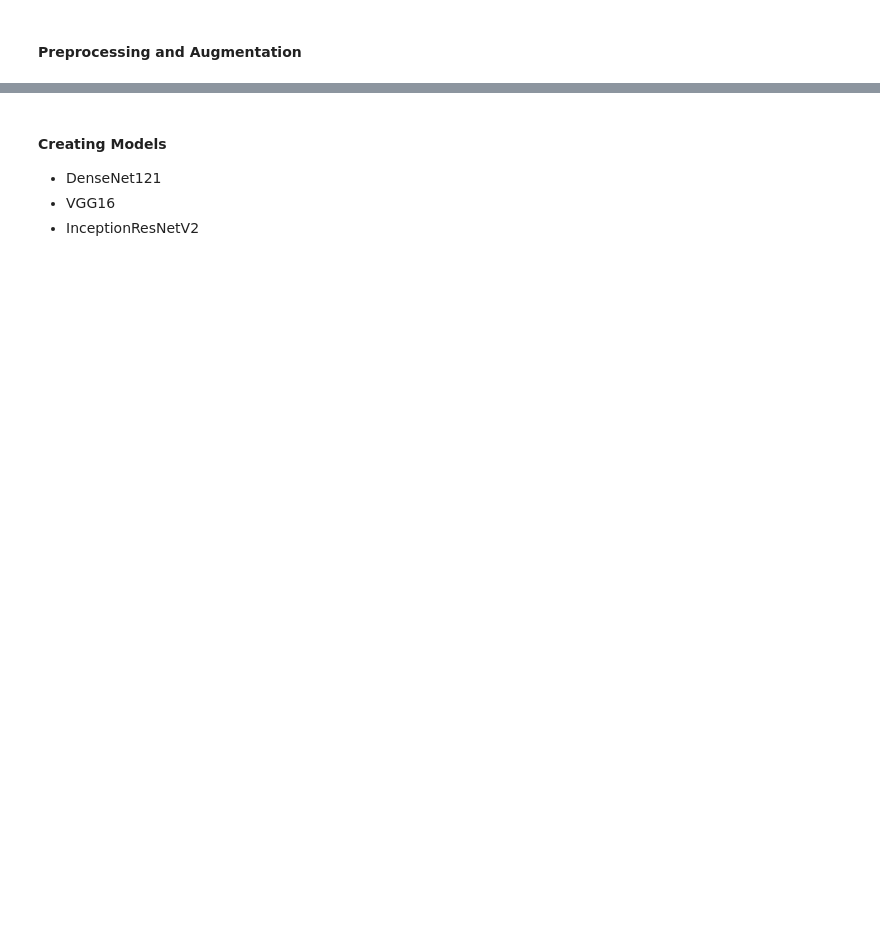
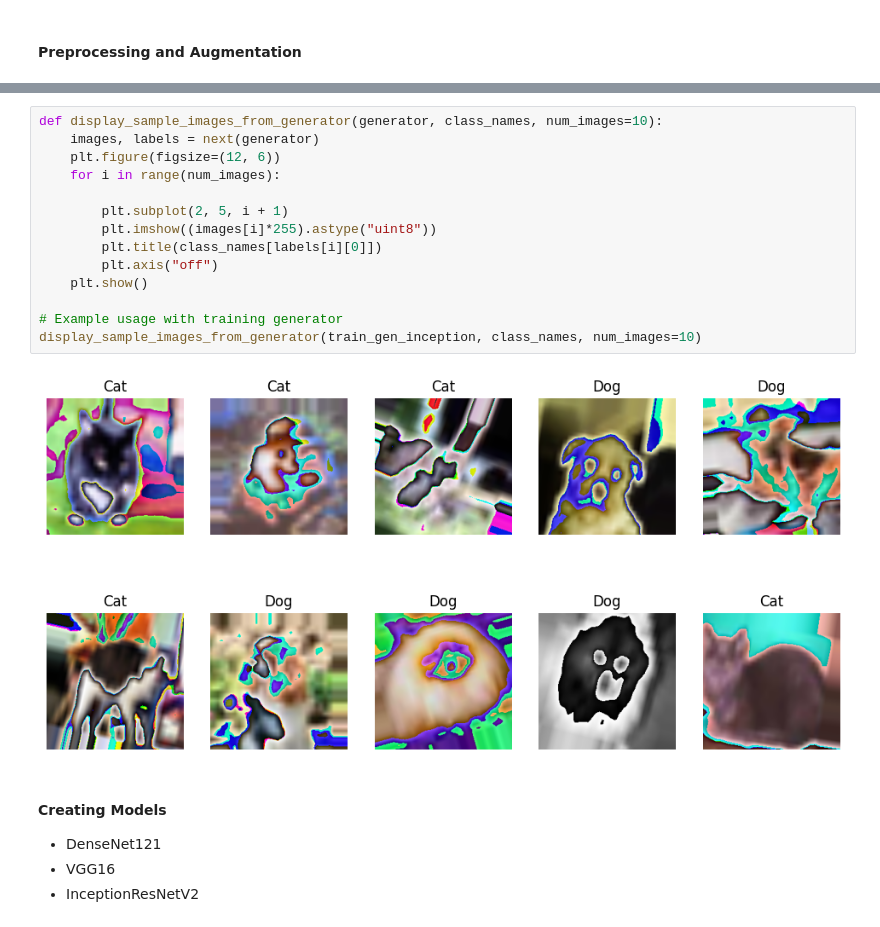
Before and after one commit to the-gauss/tiny-projects-ml, a Jupyter notebook: practice_assignments/u_adelaide/2.ipynb, the cells around one changed output, grey strips where cells are left out. Saved outputs shown, nothing was run; the diff lists cells and outputs as text; blank space fills up the shorter version.

```diff
--- a/practice_assignments/u_adelaide/2.ipynb
+++ b/practice_assignments/u_adelaide/2.ipynb
@@ -76,3 +123,19 @@ test_gen = test_datagen.flow(x_test_resized, y_test, batch_size=32)
+# %%
+def display_sample_images_from_generator(generator, class_names, num_images=10):
+    images, labels = next(generator)
+    plt.figure(figsize=(12, 6))
+    for i in range(num_images):
+
+        plt.subplot(2, 5, i + 1)
+        plt.imshow((images[i]*255).astype("uint8"))
+        plt.title(class_names[labels[i][0]])
+        plt.axis("off")
+    plt.show()
+
+# Example usage with training generator
+display_sample_images_from_generator(train_gen_inception, class_names, num_images=10)
+# %% [output]
+[figure, added]
 # %% [markdown]
 #### Creating Models
 * DenseNet121
```
Also changed, not shown: parts of 19 cells of this notebook.
